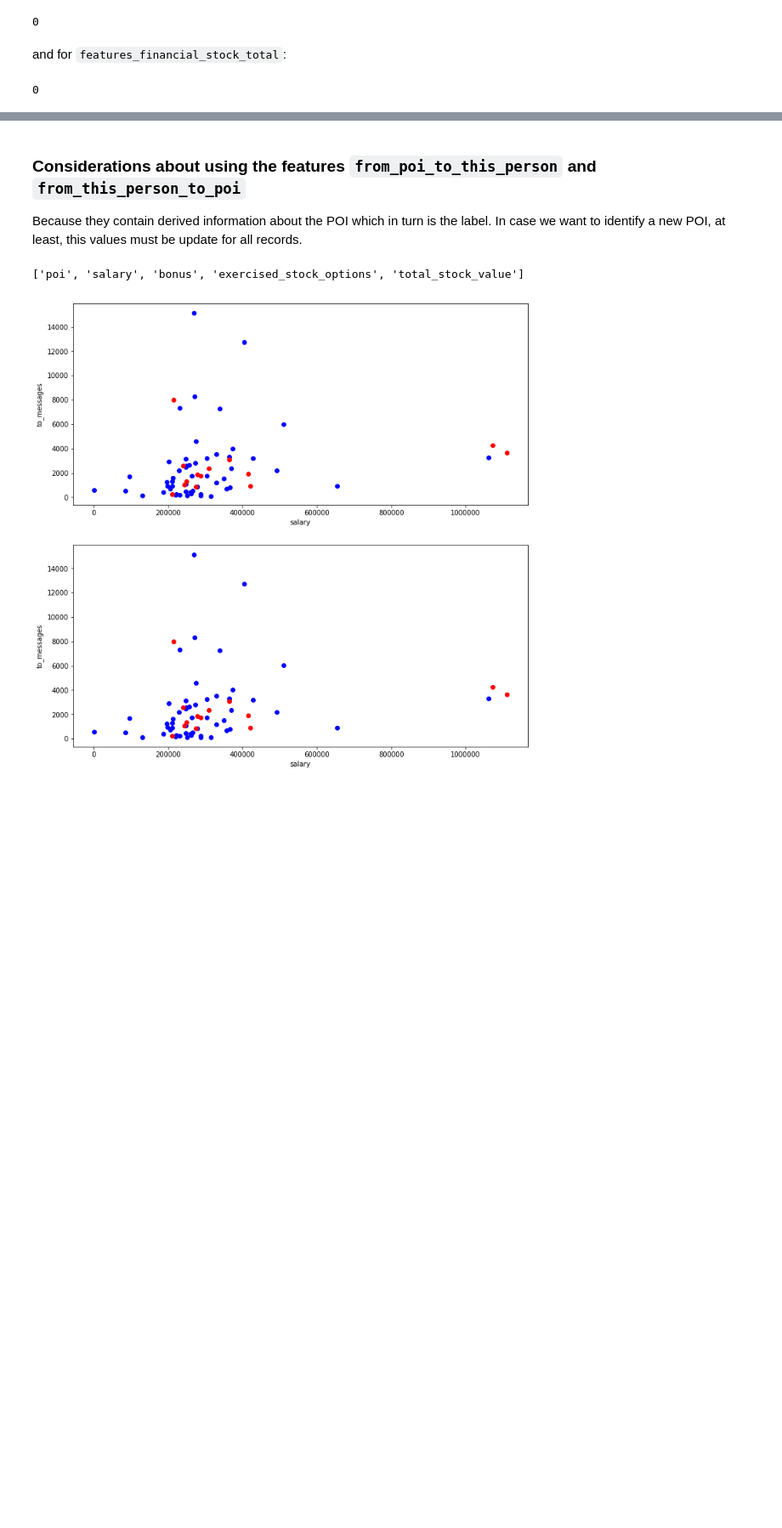
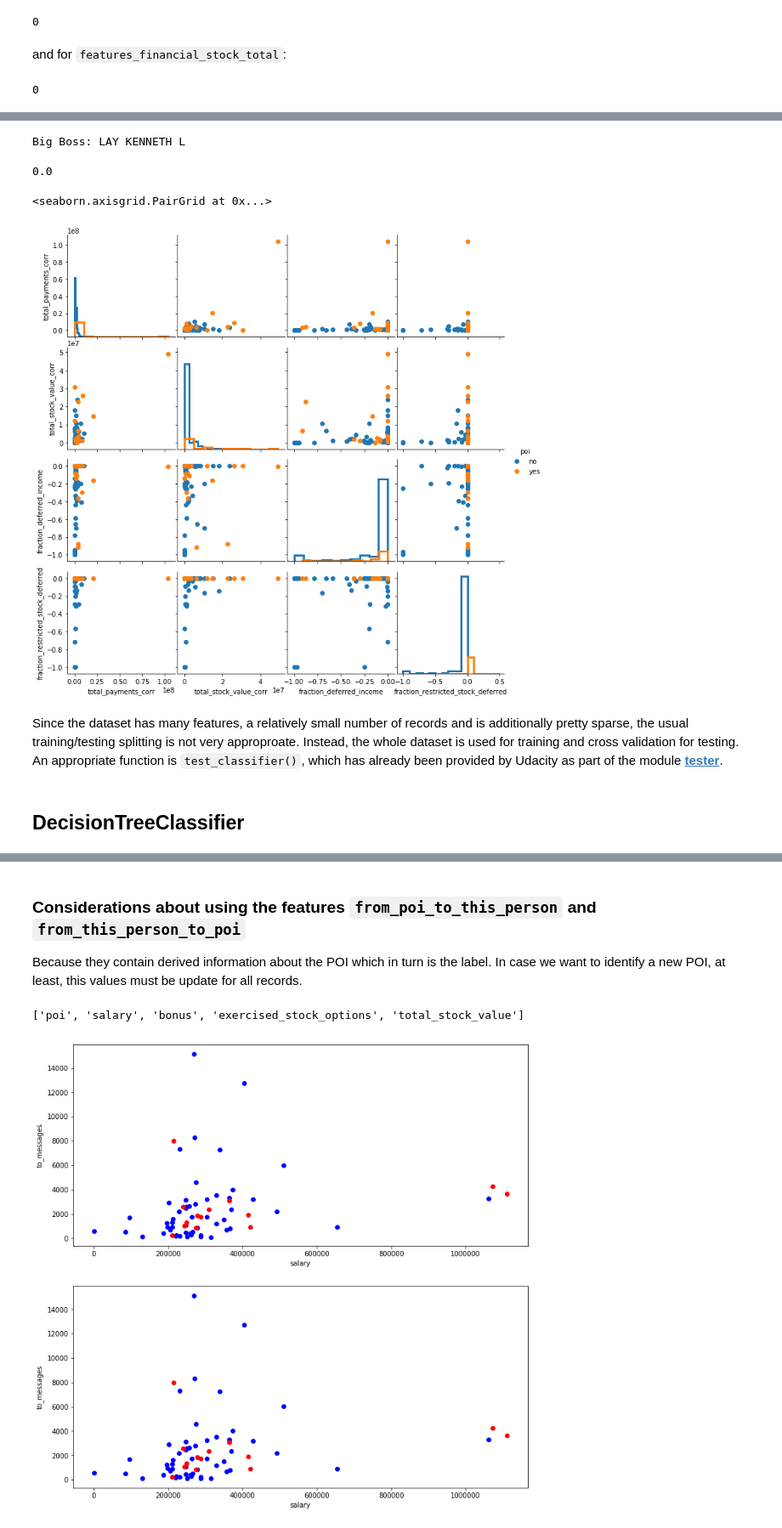
Before and after one commit to joewa/ud120-projects, a Jupyter notebook: final_project/final_project.ipynb, the cells around one changed output, grey strips where cells are left out. Shown at 85% size. Saved outputs shown, nothing was run; the diff lists cells and outputs as text; code cells hidden in the pictures; blank space fills up the shorter version.

```diff
--- a/final_project/final_project.ipynb
+++ b/final_project/final_project.ipynb
@@ -20,10 +30,13 @@
 # %%
 import numpy as np
 import pandas as pd
-from IPython.display import HTML
+from IPython.display import HTML, display
 import matplotlib.pyplot as plt
 import seaborn as sns
 %matplotlib inline
+
+new_filename = "final_project_dataset_PROVEN.pkl"
+exec(open("poi_id.py").read())
 # %% [markdown]
 # Udacity Final Project: Identify Fraud from Enron Email
 
@@ -461,0 +399,3 @@ Apparently, there are positive and negative values in the dataset, which is not
+# %%
+df = pd.read_pickle(new_filename)
+df = df.replace(np.nan, 0.0)
@@ -461,0 +437,48 @@ Apparently, there are positive and negative values in the dataset, which is not
+# %%
+# TODO: Remove him for some algos
+bigboss = df['total_payments_corr'].idxmax()
+print("Big Boss: {}".format(bigboss))
+# %% [output]
+Big Boss: LAY KENNETH L
+# %%
+df['restricted_stock_deferred'].max()
+# %% [output]
+0.0
+# %%
+# https://towardsdatascience.com/the-art-of-effective-visualization-of-multi-dimensional-data-6c7202990c57
+# http://scikit-learn.org/stable/auto_examples/ensemble/plot_partial_dependence.html
+# https://jakevdp.github.io/PythonDataScienceHandbook/04.14-visualization-with-seaborn.html
+# https://seaborn.pydata.org/tutorial/axis_grids.html
+# df = df_pdf
+# df = pd.DataFrame.from_dict(my_dataset, orient='index') #.replace('NaN', np.nan) # Load cleaned dataset
+
+df2plot = deepcopy(df)
+
+df2plot['poi'] = df2plot['poi'].replace(True, 'yes')
+df2plot['poi'] = df2plot['poi'].replace(False, 'no')
+# features2plot = features_financial_salary+features_financial_stock + features_email + ['poi']
+features2plot = features_absolute_cash + features_fractions_lost + ['poi']
+
+
+df2plot = df2plot[features2plot]
+#df2plot = df2plot[~(df2plot.isna().sum(axis=1)>0)] # plot only existing data
+#g = sns.pairplot(df2plot, hue="poi") #
+
+g = sns.PairGrid(df2plot, hue="poi")
+#g = sns.PairGrid(df2plot, vars=df2plot.columns[~df2plot.columns.isin(['poi'])].tolist(), hue="poi")
+#g = sns.PairGrid(df2plot, vars=df2plot.columns.tolist())
+#g = g.map(plt.scatter)
+g.fig.subplots_adjust(wspace=.02, hspace=.1);
+#g.fig.subplots_adjust(wspace=.02, hspace=.02);
+g = g.map_upper(plt.scatter)
+g = g.map_diag(plt.hist, histtype="step", linewidth=3)
+#g.map_diag(sns.kdeplot, lw=3, legend=False);
+#g.map_lower(sns.kdeplot)
+g = g.map_lower(plt.scatter)
+g.add_legend()
+#g.map_offdiag(plt.scatter)
+# %% [output]
+<seaborn.axisgrid.PairGrid at 0x...>
+[figure, added]
+# %% [markdown]
+Since the dataset has many features, a relatively small number of records and is additionally pretty sparse, the usual training/testing splitting is not very approproate. Instead, the whole dataset is used for training and cross validation for testing. An appropriate function is `test_classifier()`, which has already been provided by Udacity as part of the module **[tester](tester.py)**.
@@ -461,0 +492,2 @@ Apparently, there are positive and negative values in the dataset, which is not
+# %% [markdown]
+## DecisionTreeClassifier
```
Also changed, not shown: parts of 56 cells of this notebook, 8 other files.
